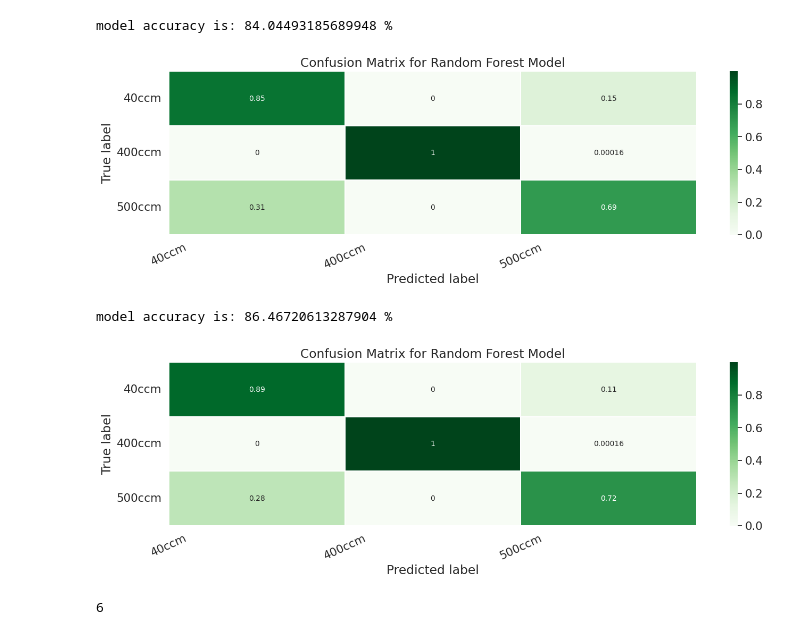
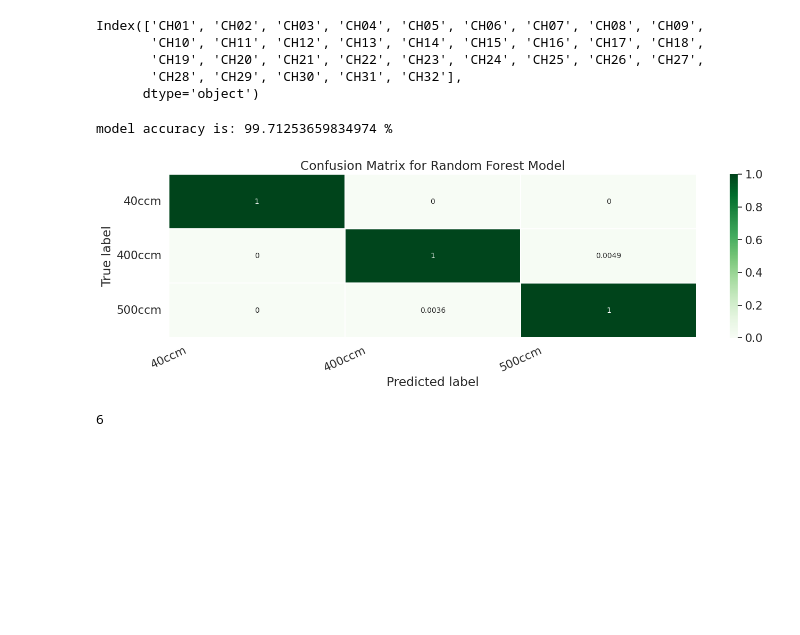
Before and after one commit to pranayspeed/gases_classification, a Jupyter notebook: Keysight_Oct_unprocessed.ipynb, the cells around one changed output. Drawn from its saved outputs; the diff is of its cells as text; code cells hidden in the pictures; blank space fills up the shorter version.

```diff
--- a/Keysight_Oct_unprocessed.ipynb
+++ b/Keysight_Oct_unprocessed.ipynb
@@ -20,11 +20,11 @@ from sklearn.metrics import accuracy_score, confusion_matrix, classification_rep
 %matplotlib inline
 
 # read data from csv file
-data = pd.read_excel('unprocessed_data.xlsx')
+data = pd.read_csv('Unprocessed_file_with_label.csv', index_col=None)
 
 
 #print(data)
-X = data.iloc[:,3:32]
+X = data.iloc[:,:32]
 y = data.iloc[:,32]
 #print("X=",X)
 #print("y=",y)
@@ -37,3 +42,11 @@ ValueError: The least populated class in y has only 1 member, which is too few.
+# %%
+X_train.columns
+# %% [output]
+Index(['CH01', 'CH02', 'CH03', 'CH04', 'CH05', 'CH06', 'CH07', 'CH08', 'CH09',
+       'CH10', 'CH11', 'CH12', 'CH13', 'CH14', 'CH15', 'CH16', 'CH17', 'CH18',
+       'CH19', 'CH20', 'CH21', 'CH22', 'CH23', 'CH24', 'CH25', 'CH26', 'CH27',
+       'CH28', 'CH29', 'CH30', 'CH31', 'CH32'],
+      dtype='object')
 # %%
 def plot_result(y_test, y_pred_test):
 
@@ -71,31 +84,18 @@ def plot_result(y_test, y_pred_test):
     # with open('RandomForest.h', 'w') as file:
     #     file.write(port(forest))
 # %%
+from sklearn.tree import DecisionTreeClassifier
 
 # Instantiate and fit the RandomForestClassifier
-forest = RandomForestClassifier(max_depth=2)
-forest.fit(X_train, y_train)
+dt = DecisionTreeClassifier(max_depth=8)
+dt.fit(X_train, y_train)
 
 # Make predictions for the test set
-y_pred_test = forest.predict(X_test)
+y_pred_test = dt.predict(X_test)
+plot_result(y_test, y_pred_test)
+# %% [output]
+model accuracy is: 99.71253659834974 %
+[figure, added]
-# %%
-plot_result(y_test, y_pred_test)
-# %% [output]
-model accuracy is: 84.04493185689948 %
-[figure, removed]
-# %%
-from sklearn.tree import DecisionTreeClassifier
-
-# Instantiate and fit the RandomForestClassifier
-dt = DecisionTreeClassifier(max_depth=6)
-dt.fit(X_train, y_train)
-
-# Make predictions for the test set
-y_pred_test = dt.predict(X_test)
-plot_result(y_test, y_pred_test)
-# %% [output]
-model accuracy is: 86.46720613287904 %
-[figure, removed]
 # %%
 dt.get_depth()
 # %% [output]
```
Also changed, not shown: parts of 4 cells of this notebook, 6 other files.
